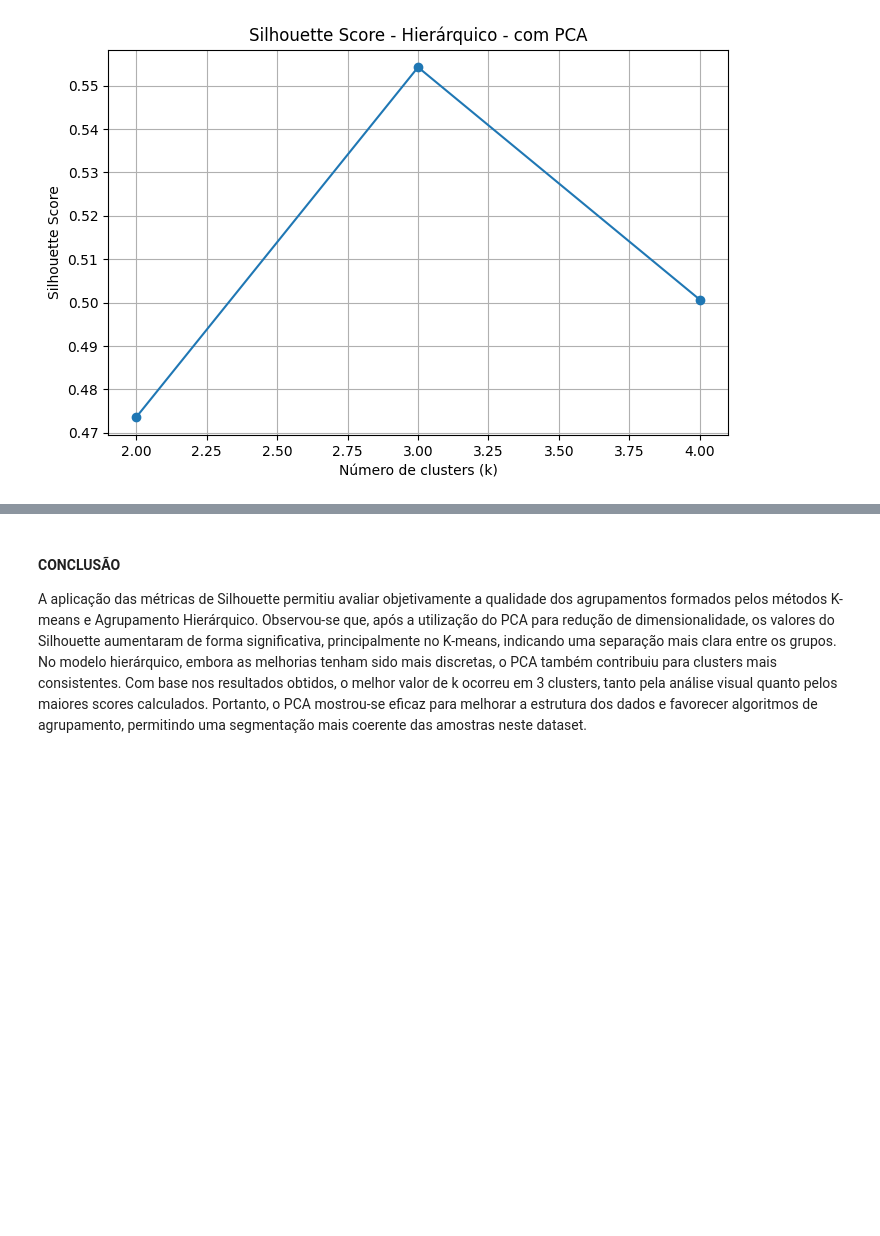
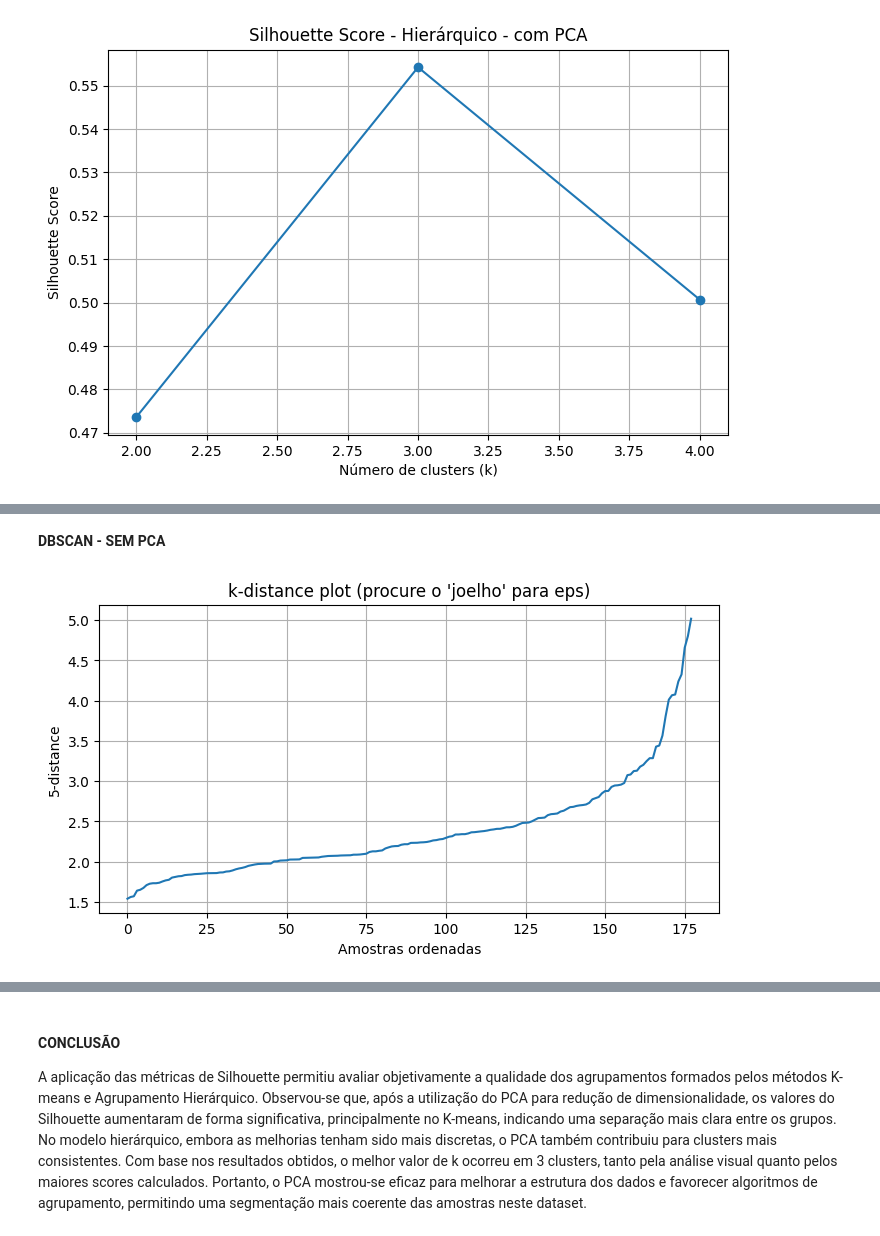
Before and after one commit to Rd-Brito13/Projeto-WineChem, a Jupyter notebook: notebooks/Agrupamento_Vinho.ipynb, the cells around one changed output, grey strips where cells are left out. Cells and saved outputs as stored; diff of their text form; code cells hidden in the pictures; blank space fills up the shorter version.

Commit message:
Ajustando DBSCAN sem PCA, métricas para avalições adicionadas,

```diff
--- a/notebooks/Agrupamento_Vinho.ipynb
+++ b/notebooks/Agrupamento_Vinho.ipynb
@@ -676,0 +686,24 @@ plt.show()
+# %% [markdown]
+**DBSCAN - SEM PCA**
+# %%
+# DADOS PADRONIZADOS
+X = dados_transformados
+
+# k =  NUMERO DE MIN_SAMPLES TESTADOS
+k = 5
+nbrs = NearestNeighbors(n_neighbors=k).fit(X)
+distances, indices = nbrs.kneighbors(X)
+
+# TOMANDO A DISTÂNCIA K-ÉSIMA (ULTIMA COLUNA)
+k_distances = np.sort(distances[:, -1])
+
+# CONFIGURAÇÕES DO GRÁFICO
+plt.figure(figsize=(8,4))
+plt.plot(k_distances)
+plt.ylabel(f"{k}-distance")
+plt.xlabel("Amostras ordenadas")
+plt.title("k-distance plot (procure o 'joelho' para eps)")
+plt.grid(True)
+plt.show()
+# %% [output]
+[figure, added]
```
Also changed, not shown: parts of 23 cells of this notebook.
